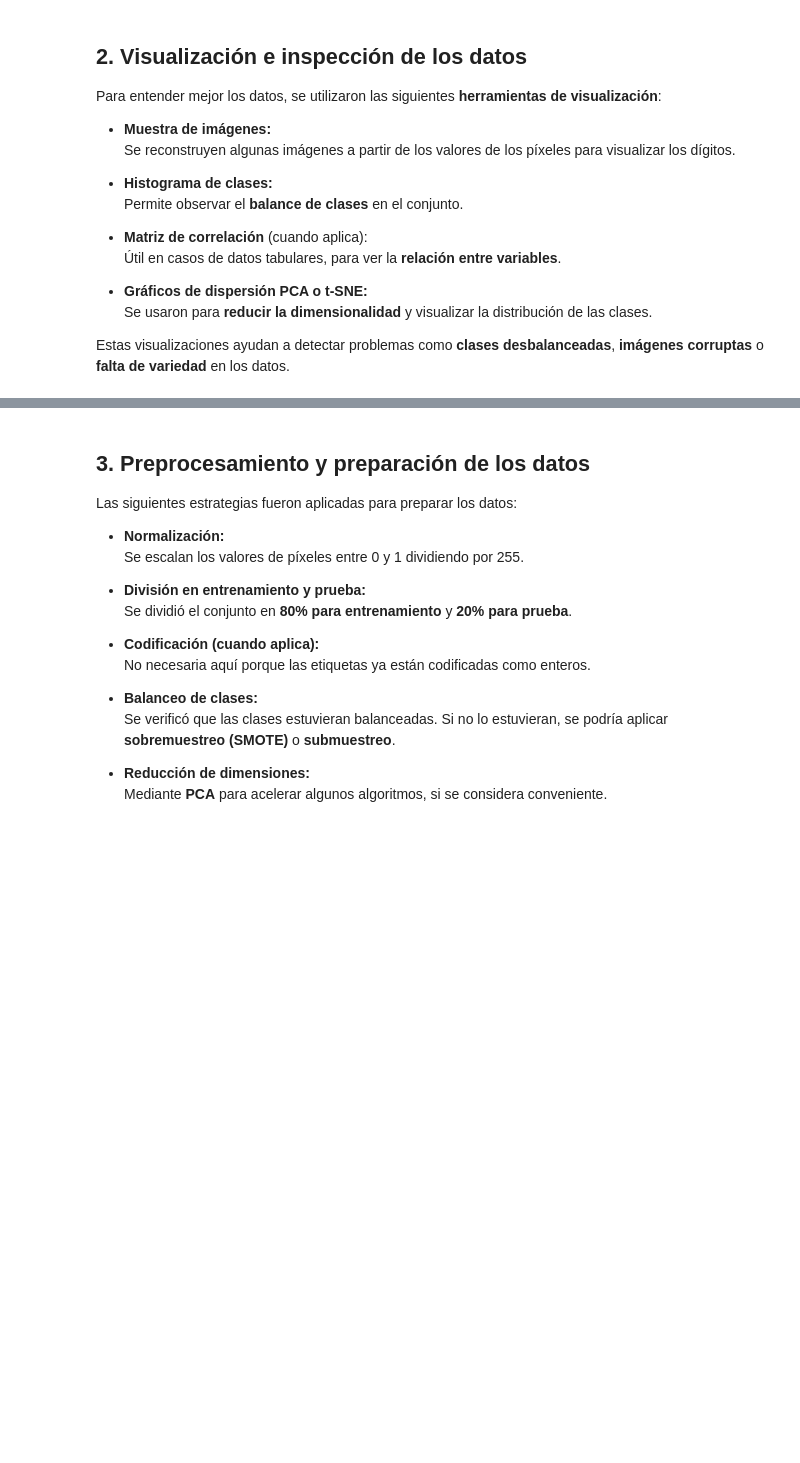
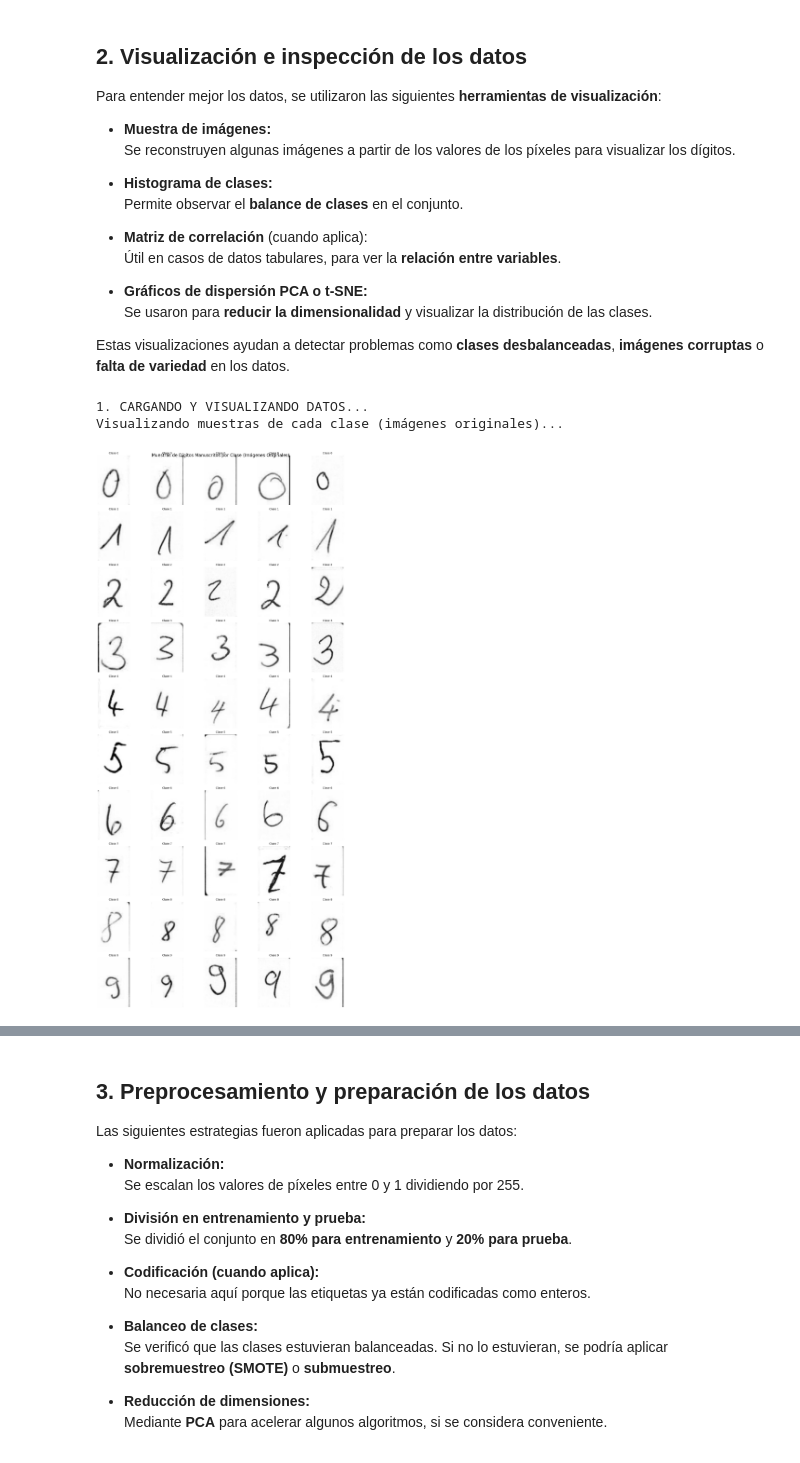
Before and after one commit to faritteranacosta/digitos, a Jupyter notebook: Final.ipynb, the cells around one changed output, grey strips where cells are left out. Drawn from its saved outputs; the diff is of its cells as text; code cells hidden in the pictures; blank space fills up the shorter version.

Commit message:
Visualizacion e inspeccion

```diff
--- a/Final.ipynb
+++ b/Final.ipynb
@@ -26,3 +50,6 @@ Este conjunto de datos es **ampliamente utilizado** para tareas de clasificació
+# %%
+# Configurar el directorio de datos
+data_dir = "C:/Users/Camilo/pictures/handwritten-digits-0-9" //cambia esto por tu directorio de datos
 # %% [markdown]
 ## **2. Visualización e inspección de los datos**
 
@@ -41,3 +68,41 @@ Para entender mejor los datos, se utilizaron las siguientes **herramientas de vi
   Se usaron para **reducir la dimensionalidad** y visualizar la distribución de las clases.
 
 Estas visualizaciones ayudan a detectar problemas como **clases desbalanceadas**, **imágenes corruptas** o **falta de variedad** en los datos.
+# %%
+
+print("\n1. CARGANDO Y VISUALIZANDO DATOS...")
+# Crear diccionario para almacenar imágenes por dígito
+digit_images = {}
+for label in range(10):
+    folder_path = os.path.join(data_dir, str(label))
+    if os.path.exists(folder_path):
+        image_files = os.listdir(folder_path)
+        digit_images[str(label)] = image_files
+    else:
+        print(f"Advertencia: Carpeta {folder_path} no encontrada")
+
+# Visualizar 5 imágenes por clase (ORIGINALES)
+print("Visualizando muestras de cada clase (imágenes originales)...")
+fig, axes = plt.subplots(10, 5, figsize=(15, 30))
+for label, image_files in digit_images.items():
+    if len(image_files) >= 5:
+        chosen_images = np.random.choice(image_files, 5, replace=False)
+        for i, image_file in enumerate(chosen_images):
+            image_path = os.path.join(data_dir, label, image_file)
+            try:
+                img = cv2.imread(image_path, cv2.IMREAD_GRAYSCALE)
+                if img is not None:
+                    ax = axes[int(label), i]
+                    ax.imshow(img, cmap='gray')
+                    ax.set_title(f"Clase {label}", fontsize=10)
+                    ax.axis('off')
+            except Exception as e:
+                print(f"Error leyendo imagen {image_path}: {e}")
+
+plt.suptitle("Muestras de Dígitos Manuscritos por Clase (Imágenes Originales)", fontsize=16)
+plt.tight_layout()
+plt.show()
+# %% [output]
+1. CARGANDO Y VISUALIZANDO DATOS...
+Visualizando muestras de cada clase (imágenes originales)...
+[figure, added]
```
Also changed, not shown: parts of 4 cells of this notebook.
